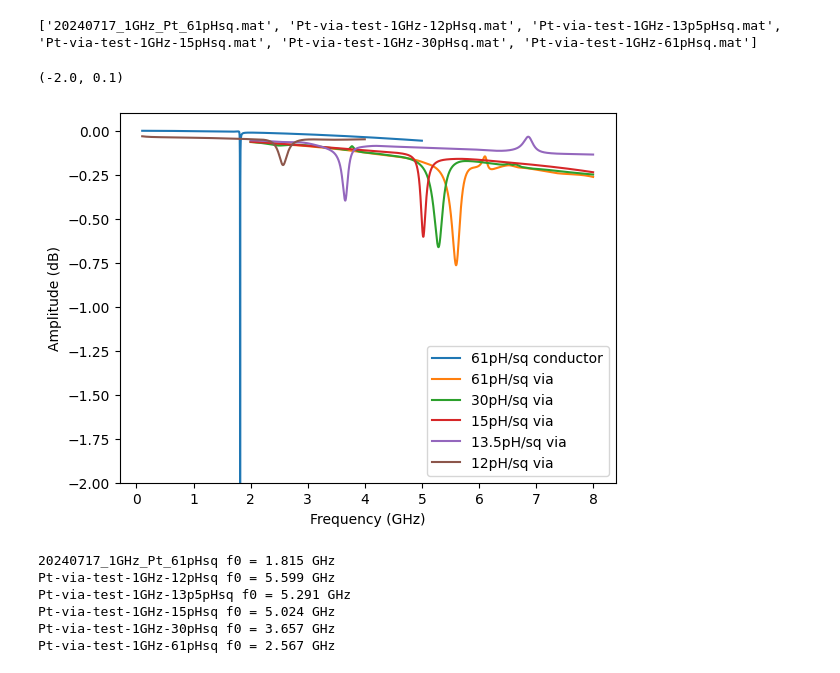
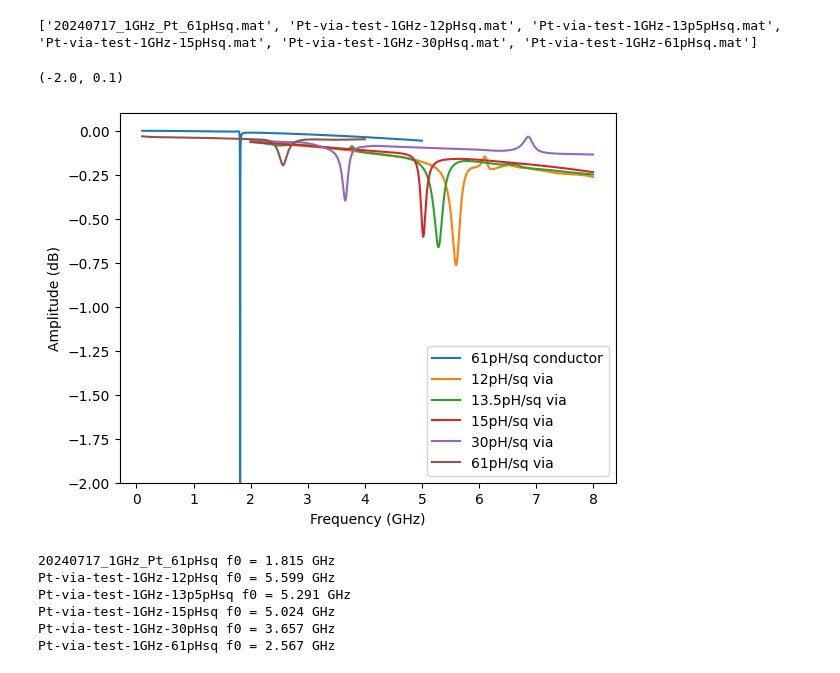
Before and after one commit to cbelo/resonators, a Jupyter notebook: 20240420-chips/simulation-plots.ipynb, the cells around one changed output. Drawn from its saved outputs; the diff is of its cells as text; code cells hidden in the pictures.

```diff
--- a/20240420-chips/simulation-plots.ipynb
+++ b/20240420-chips/simulation-plots.ipynb
@@ -458,18 +458,19 @@ for file in file_list:
 # %% [output]
 ['20240717_1GHz_Pt_61pHsq.mat', 'Pt-via-test-1GHz-12pHsq.mat', 'Pt-via-test-1GHz-13p5pHsq.mat', 'Pt-via-test-1GHz-15pHsq.mat', 'Pt-via-test-1GHz-30pHsq.mat', 'Pt-via-test-1GHz-61pHsq.mat']
 # %%
-Lk = ['61pH/sq conductor', '61pH/sq via','30pH/sq via', '15pH/sq via', '13.5pH/sq via', '12pH/sq via']
+Lk = ['61pH/sq conductor', '12pH/sq via', '13.5pH/sq via','15pH/sq via', '30pH/sq via', '61pH/sq via' ]
 
 for i, name in enumerate(d_via.keys()):
+
     plt.plot(1e-9*d_via[name]['freq'], d_via[name]['amp'], label = Lk[i])
 
 plt.legend()
 plt.xlabel('Frequency (GHz)')
 plt.ylabel('Amplitude (dB)')
 plt.ylim(-2, 0.1)
 # %% [output]
 (-2.0, 0.1)
-[figure, old version]
+[figure, new version]
 # %%
 for i, name in enumerate(d_via.keys()):
     peak, _ = sig.find_peaks(-d_via[name]['amp'], prominence = 0.1)
```
Also changed, not shown: 17 other files.
